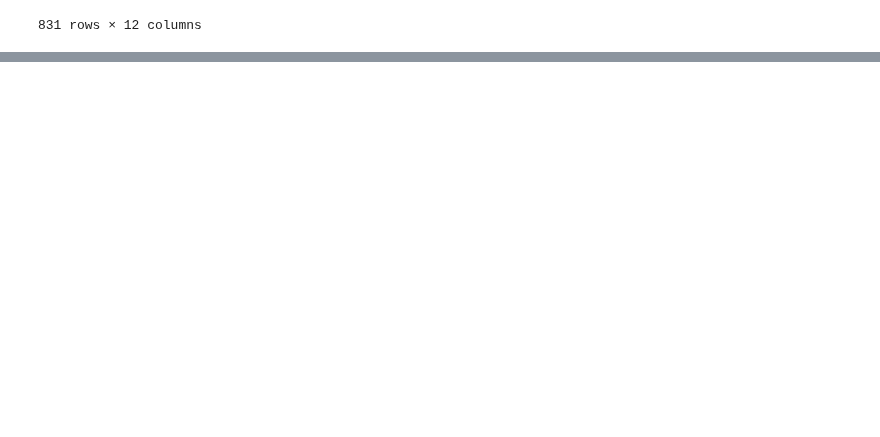
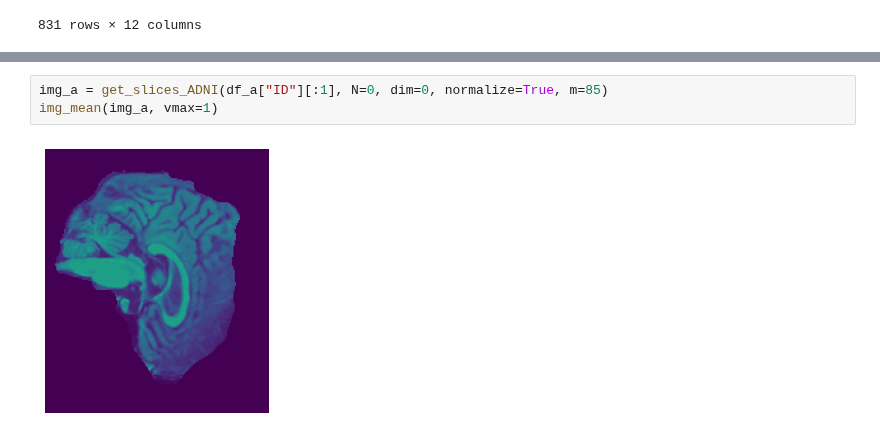
Before and after one commit to tamap94/ds-capstone-alzheimers-, a Jupyter notebook: preprocessing/getdata_ADNI.ipynb, the cells around one changed output, grey strips where cells are left out. Drawn from its saved outputs; the diff is of its cells as text; blank space fills up the shorter version.

```diff
--- a/preprocessing/getdata_ADNI.ipynb
+++ b/preprocessing/getdata_ADNI.ipynb
@@ -42,0 +53,5 @@ img_mean(img_o, vmax=1)
+# %%
+img_a = get_slices_ADNI(df_a["ID"][:1], N=0, dim=0, normalize=True, m=85)
+img_mean(img_a, vmax=1)
+# %% [output]
+[figure, added]
```
Also changed, not shown: parts of 14 cells of this notebook, 1 other file.
